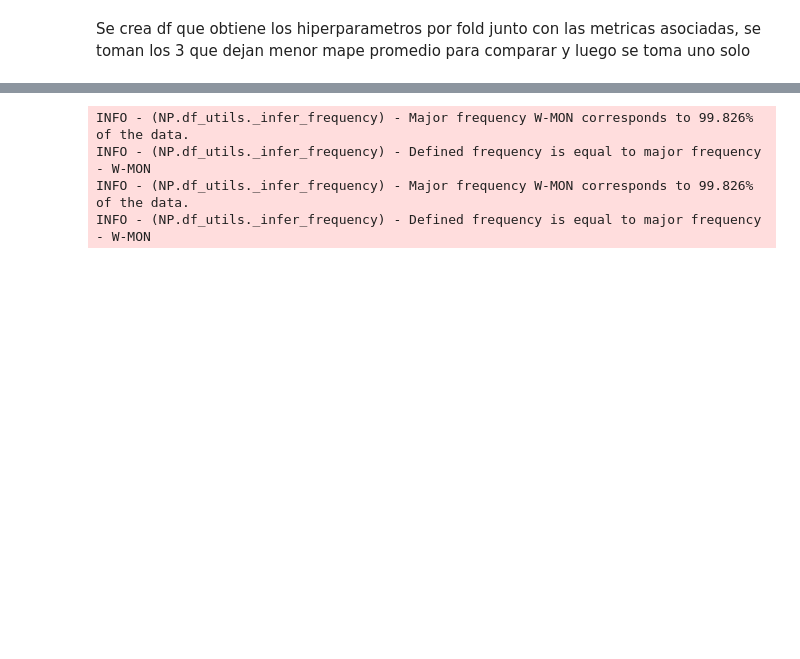
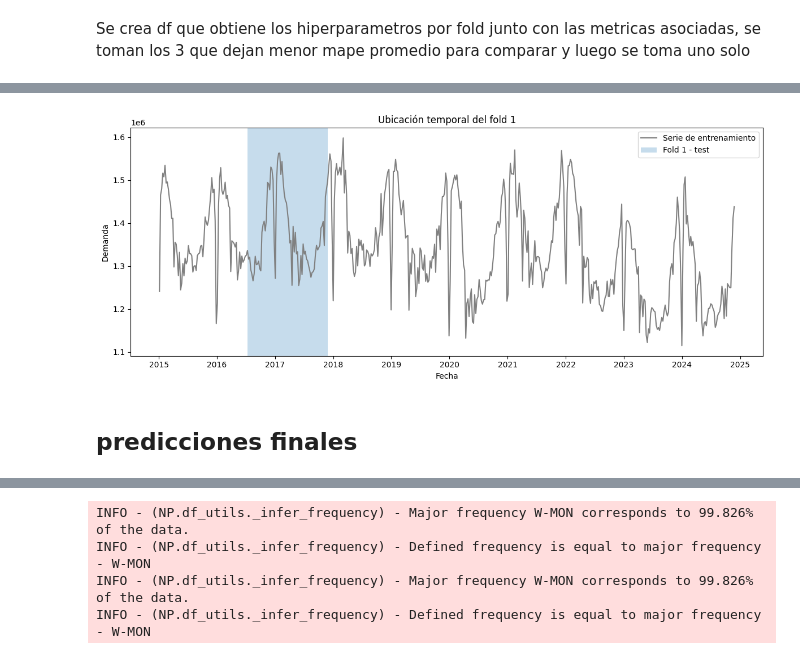
Before and after one commit to JuanDavidPiedrahitaLopez/energy_demand_forecasting_models, a Jupyter notebook: models/notebooks/Energy/NeuralProphet_Demanda.ipynb, the cells around one changed output, grey strips where cells are left out. Drawn from its saved outputs; the diff is of its cells as text; code cells hidden in the pictures; blank space fills up the shorter version.

```diff
--- a/models/notebooks/Energy/NeuralProphet_Demanda.ipynb
+++ b/models/notebooks/Energy/NeuralProphet_Demanda.ipynb
@@ -646,0 +761,16 @@ df_params_models.head(3).to_csv("../../../data/best_train_models/best_models_Neu
+# %%
+# valor serie fold
+fold_ranges = []
+
+for fold_idx, (train_idx, test_idx) in enumerate(tscv.split(folds_data), start=1):
+    df_test = folds_data.iloc[test_idx]
+
+    fold_ranges.append({
+        "fold": fold_idx,
+        "inicio_test": df_test["ds"].min(),
+        "fin_test": df_test["ds"].max(),
+        "n_test": len(df_test)
+    })
+
+df_fold_ranges = pd.DataFrame(fold_ranges)
+df_fold_ranges
@@ -646,0 +785,10 @@ df_params_models.head(3).to_csv("../../../data/best_train_models/best_models_Neu
+# %%
+inicio_f1 = df_fold_ranges.loc[df_fold_ranges["fold"] == 1, "inicio_test"].iloc[0]
+fin_f1 = df_fold_ranges.loc[df_fold_ranges["fold"] == 1, "fin_test"].iloc[0]
+
+df_fold_1 = folds_data[
+    (folds_data["ds"] >= inicio_f1) &
+    (folds_data["ds"] <= fin_f1)
+]
+
+df_fold_1.head(), df_fold_1.tail()
@@ -647,3 +808,19 @@ df_params_models.head(3).to_csv("../../../data/best_train_models/best_models_Neu
+# %%
+plt.figure(figsize=(12, 5))
+
+plt.plot(folds_data["ds"], folds_data["y"], color="gray", label="Serie de entrenamiento")
+plt.axvspan(inicio_f1, fin_f1, alpha=0.25, label="Fold 1 - test")
+
+plt.xlabel("Fecha")
+plt.ylabel("Demanda")
+plt.title("Ubicación temporal del fold 1")
+plt.legend()
+plt.tight_layout()
+plt.show()
+# %% [output]
+[figure, added]
+# %% [markdown]
+## predicciones finales
 # %%
 # se fija el modelo
 #metrics = model.fit(folds_data, freq="D")
```
Also changed, not shown: parts of 38 cells of this notebook.
